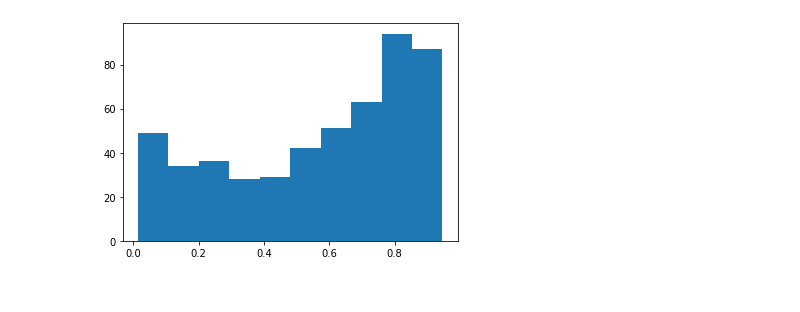
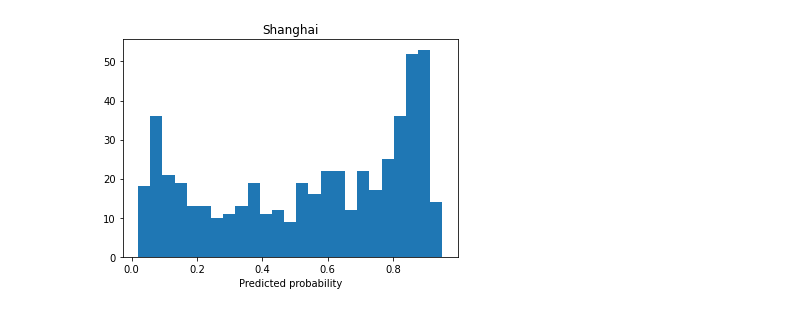
Before and after one commit to Breitholtz/PM2.5, a Jupyter notebook: transfer.ipynb, the cells around one changed output. Cells and saved outputs as stored; diff of their text form; code cells hidden in the pictures.

Commit message:
transfer

```diff
--- a/transfer.ipynb
+++ b/transfer.ipynb
@@ -11,6 +11,7 @@ import sklearn.ensemble as sklens
 import sklearn.metrics as metr
 import sklearn.calibration as cal
 import matplotlib.pyplot as plt
+import sklearn.neural_network as nn
 
 def wind_direction_to_int(cbwd):
         if cbwd=="cv":
@@ -93,6 +94,12 @@ ylabels2=["Dew Point ($^{\circ{}}C$)","Temperature ($^{\circ{}}C$)","Humidity (%
          ,"Pressure (hPa)","Cumulated wind speed (m/s)","hourly precipitation (mm)",
          "Cumulated precipitation (mm)"]
 
+
+
+
+
+
+
 ## remove outliers (mainly concerns Beijing and Chengdu)
 for i in range(5):
         df=dfs[i]
@@ -114,6 +121,14 @@ for i in range(5):
     dfs[i]=df[df["hour"]==15]
 
 
+
+### make average of all PM stations in each city
+for j in range(5):
+    df=dfs[j]
+    df["PM_average"]=df.loc[:, df.columns.str.startswith('PM')].mean(axis=1)
+    dfs[j]=df
+
+
 # change the winddirection to be integers
 for i in range(5):
     df=dfs[i]
@@ -128,9 +143,9 @@ for i in range(5):
     dfs[i]=norm_df
 
 
-
-## train classifier to predict city.
-
+##########################################
+### Train classifier to predict city  ####
+##########################################
 
 x_arrays = []
 outcomes = []
@@ -189,6 +204,7 @@ plt.xticks(rotation=45, ha='right')
 plt.show()
 
 
+## do calibration plots; i.e prob vs rate
 
 for j in range(5):
     L2=len(y_test)
@@ -197,12 +213,16 @@ for j in range(5):
         if (k==j):
             A[idx]=1
     data=[]
+
     for ind,i in enumerate(A):
         if i==1:
             data.append(sig_clf_probs[ind,j])
             #data.append(clf_probs[ind,j])
     fig,ax = plt.subplots(1,1)
-    ax.hist(data,bins=10)
+    ax.set_title(str(cities[j]))
+    ax.set_xlabel("Predicted probability")
+
+    ax.hist(data,bins=25)
     plt.show()
 # Plot changes in predicted probabilities via arrows
 # does not really work for visualising 5 label classification
@@ -214,5 +234,59 @@ for j in range(5):
 #              sig_clf_probs[i, 1] - clf_probs[i, 1],
 #              color=colors[y_test[i]], head_width=1e-3)
 
-## do calibration plots; i.e prob vs rate
+
+
+
+### make new classifier which instead learns from all other cities but predicts PM- conc. in new city
+
+
+##########################################
+## Train classifier to predict PM conc. ##
+##########################################
+
+x_arrays = []
+outcomes = []
+for k in range(5): ##### train on all but one and try to transfer
+    for j in range(5):
+        if j==k:
+            continue
+        df=dfs[j]
+        for index, row in df.iterrows():
+                x = make_data_into_vector(row)
+                x_arrays.append(x)
+                outcomes.append(df["PM_average"][index])
+
+    X = np.stack(x_arrays, axis=0)
+    y = np.array(outcomes)
+
+    ## make the target set
+    x_arrays2 = []
+    outcomes2 = []
+    df=dfs[k]
+    for index, row in df.iterrows():
+                x = make_data_into_vector(row)
+                x_arrays2.append(x)
+                outcomes2.append(df["PM_average"][index])
+    X_target = np.stack(x_arrays2, axis=0)
+    y_target = np.array(outcomes2)
+
+    ## split all dataframes into train and test set
+    #X_train,X_test,y_train,y_test =train_test_split(X,y)
+
+    ### RF regressor
+    random_forest = sklens.RandomForestRegressor().fit(X, y)
+    print("Transfer to ",cities[k])
+
+    #random_forest = sklens.RandomForestClassifier().fit(X_train, y_train)
+    score_rf = random_forest.score(X_target, y_target)
+    print('random forest score:', score_rf)
+
+
+
+    ### NN regressor
+    neural_network=nn.MLPRegressor().fit(X,y)
+    score_nn = neural_network.score(X_target, y_target)
+    print('Neural net score:', score_nn)
+
+    #### predict how often we are at an unsafe level, unsafe defined as meadian of known distr of PM conc.
 # %% [output]
@@ -225 +299 @@ Calibrated random forest score: 0.7720706260032103
-[figure, old version]
+[figure, new version]
```
Also changed, not shown: parts of 1 cell of this notebook.
